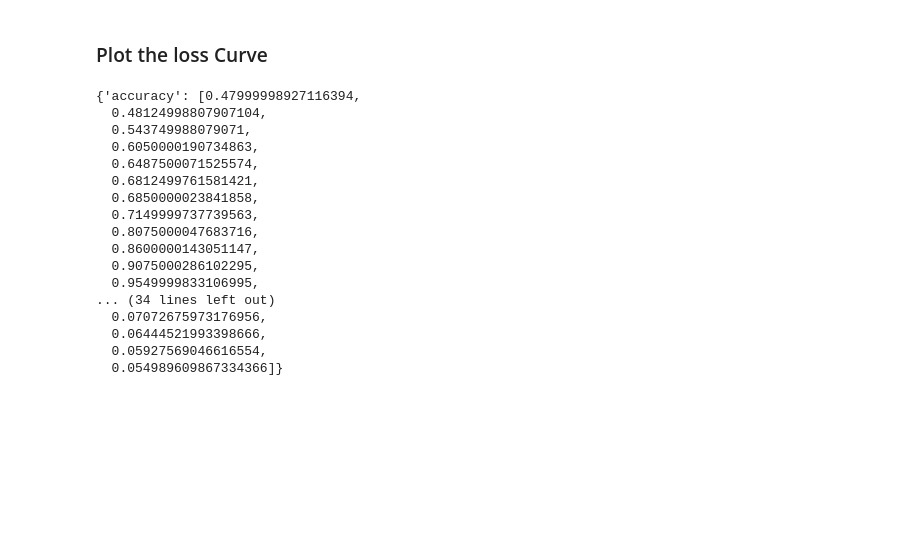
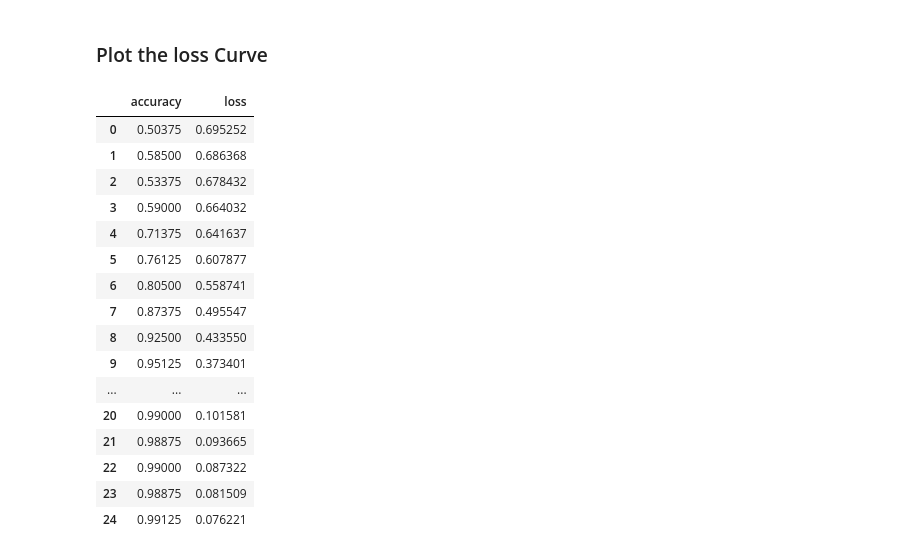
Before and after one commit to nushuhu51-ux/TENSORFLOW-FULL-COURSE-FOR-DEEP-LEARNING, a Jupyter notebook: 02_neural_network_classification_with_tensorFlow.ipynb, the cells around one changed output. Cells and saved outputs as stored; diff of their text form; code cells hidden in the pictures; blank space fills up the shorter version.

```diff
--- a/02_neural_network_classification_with_tensorFlow.ipynb
+++ b/02_neural_network_classification_with_tensorFlow.ipynb
@@ -697,23 +697,23 @@ doing binary classification
 (None,)
 # %% [markdown]
 ### Plot the loss Curve
-# %%
-history.history
-# %% [output]
-{'accuracy': [0.47999998927116394,
-  0.48124998807907104,
-  0.543749988079071,
-  0.6050000190734863,
-  0.6487500071525574,
-  0.6812499761581421,
-  0.6850000023841858,
-  0.7149999737739563,
-  0.8075000047683716,
-  0.8600000143051147,
-  0.9075000286102295,
-  0.9549999833106995,
-... (34 lines left out)
-  0.07072675973176956,
-  0.06444521993398666,
-  0.05927569046616554,
-  0.054989609867334366]}
+# %%
+pd.DataFrame(history.history)
+# %% [output]
+|  | accuracy | loss |
+| 0 | 0.50375 | 0.695252 |
+| 1 | 0.58500 | 0.686368 |
+| 2 | 0.53375 | 0.678432 |
+| 3 | 0.59000 | 0.664032 |
+| 4 | 0.71375 | 0.641637 |
+| 5 | 0.76125 | 0.607877 |
+| 6 | 0.80500 | 0.558741 |
+| 7 | 0.87375 | 0.495547 |
+| 8 | 0.92500 | 0.433550 |
+| 9 | 0.95125 | 0.373401 |
+| ... | ... | ... |
+| 20 | 0.99000 | 0.101581 |
+| 21 | 0.98875 | 0.093665 |
+| 22 | 0.99000 | 0.087322 |
+| 23 | 0.98875 | 0.081509 |
+| 24 | 0.99125 | 0.076221 |
```
Also changed, not shown: parts of 19 cells of this notebook.
